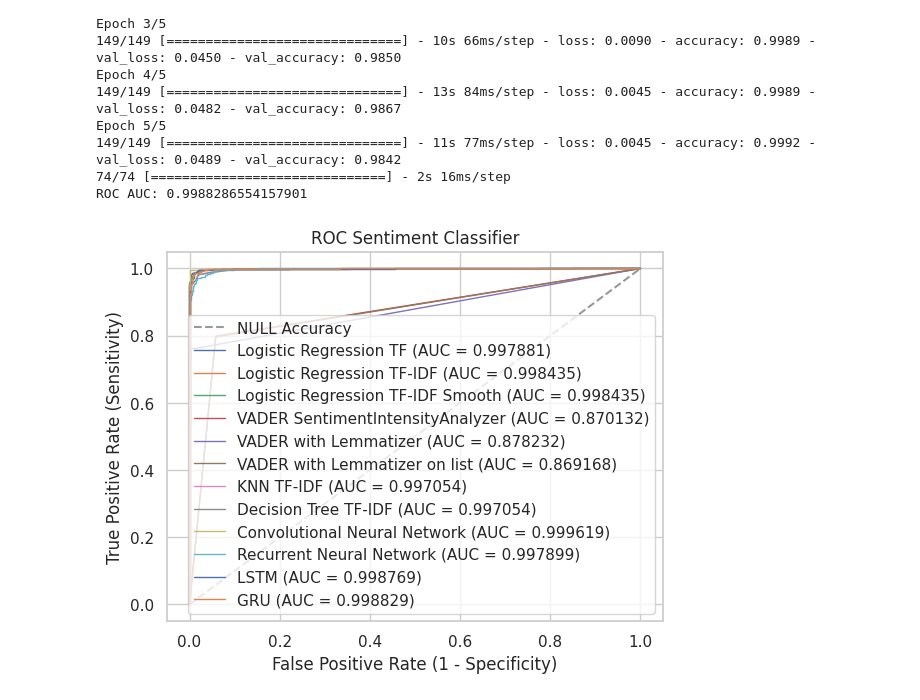
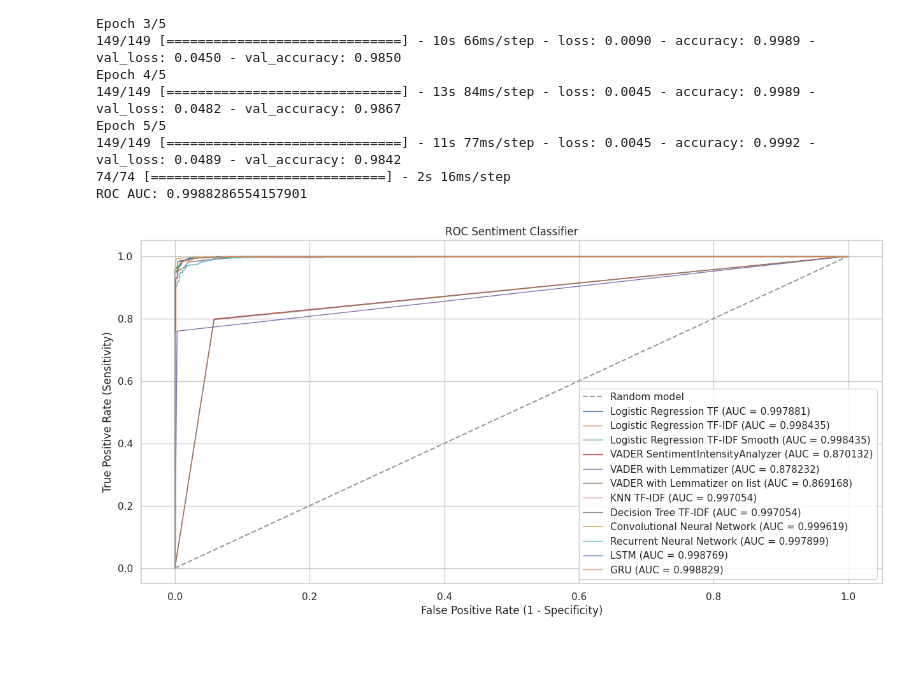
Before and after one commit to agomolka/MAThesisSentimentAnalysis, a Jupyter notebook: Social_Media_Text_Sentiment_Analysis.ipynb, the cells around one changed output. Saved outputs shown, nothing was run; the diff lists cells and outputs as text; code cells hidden in the pictures; blank space fills up the shorter version.

```diff
--- a/Social_Media_Text_Sentiment_Analysis.ipynb
+++ b/Social_Media_Text_Sentiment_Analysis.ipynb
@@ -497,7 +476,4 @@ weighted avg       0.88      0.86      0.86      7086
 # %%
-fpr_vader, tpr_vader, thresholds = metrics.roc_curve(train_data_df["sentiment"], train_data_df["sentiment_pred_vader"])
-roc_auc_vader = metrics.auc(fpr_vader, tpr_vader)
-# ROC curves of both the Classifiers
 sns.set(style='whitegrid', context='notebook')
 plt.xlim([-0.05, 1.05])
 plt.ylim([-0.05, 1.05])
@@ -532,4 +490,0 @@ True
-# %%
-train_data_df["processed_text"] = train_data_df["comment"].apply(preprocessed_text)
-#difference between original and with lemmatization
-train_data_df["sentiment_pred_lem"] = train_data_df.apply(lambda sentence: sentiment_score(sentence["processed_text"]), axis=1)
@@ -539 +491,14 @@ roc_auc_lemmatizer = metrics.auc(fpr_lemmatizer, tpr_lemmatizer)
+# %%
+def lemmatize_text(text):
+    lemmatizer = WordNetLemmatizer()
+    word_tokens = word_tokenize(text)
+    return ' '.join([lemmatizer.lemmatize(w) for w in word_tokens])
+# %%
+train_data_df['lemmatized_comment'] = train_data_df['comment'].apply(lemmatize_text)
+
+sia = SentimentIntensityAnalyzer()
+
+train_data_df['vader_lemma_score'] = train_data_df['lemmatized_comment'].apply(lambda x: sia.polarity_scores(x)['compound'])
+fpr_lemmatizer, tpr_lemmatizer, thresholds = roc_curve(train_data_df['sentiment'], train_data_df['vader_lemma_score'])
+roc_auc_lemmatizer = metrics.auc(fpr_lemmatizer, tpr_lemmatizer)
 # %%
@@ -811,25 +774,27 @@ ROC AUC: 0.9988286554157901
 # %%
 # ROC curves of both the Classifiers
 sns.set(style='whitegrid', context='notebook')
+plt.figure(figsize=(15, 7))
 plt.xlim([-0.05, 1.05])
 plt.ylim([-0.05, 1.05])
-plt.plot([0, 1], [0, 1], '--', color=(0.6, 0.6, 0.6), label='NULL Accuracy')
+
+plt.plot([0, 1], [0, 1], '--', color=(0.6, 0.6, 0.6), label='Random model')
 plt.plot(fpr_tf, tpr_tf, lw=1, label='Logistic Regression TF (AUC = %0.6f)' % roc_auc_tf)
 plt.plot(fpr_tfidf, tpr_tfidf, lw=1, label='Logistic Regression TF-IDF (AUC = %0.6f)' % roc_auc_tfidf)
 plt.plot(fpr_tfidf_smooth, tpr_tfidf_smooth, lw=1, label='Logistic Regression TF-IDF Smooth (AUC = %0.6f)' % roc_auc_tfidf_smooth)
 plt.plot(fpr_vader, tpr_vader, lw=1, label='VADER SentimentIntensityAnalyzer (AUC = %0.6f)' % roc_auc_vader)
 plt.plot(fpr_lemmatizer, tpr_lemmatizer, lw=1, label='VADER with Lemmatizer (AUC = %0.6f)' % roc_auc_lemmatizer)
 plt.plot(fpr_list_lem, tpr_list_lem, lw=1, label='VADER with Lemmatizer on list (AUC = %0.6f)' % roc_auc_list_lem)
 plt.plot(fpr_tfidf_knn, tpr_tfidf_knn, lw=1, label='KNN TF-IDF (AUC = %0.6f)' % roc_auc_tfidf_knn)
 plt.plot(fpr_tfidf_dt, tpr_tfidf_dt, lw=1, label='Decision Tree TF-IDF (AUC = %0.6f)' % roc_auc_tfidf_dt)
 plt.plot(fpr_cnn, tpr_cnn, lw=1, label='Convolutional Neural Network (AUC = %0.6f)' % roc_auc_cnn)
 plt.plot(fpr_rnn, tpr_rnn, lw=1, label='Recurrent Neural Network (AUC = %0.6f)' % roc_auc_rnn)
 plt.plot(fpr_lstm, tpr_lstm, lw=1, label='LSTM (AUC = %0.6f)' % roc_auc_lstm)
 plt.plot(fpr_gru, tpr_gru, lw=1, label='GRU (AUC = %0.6f)' % roc_auc_gru)
 plt.title('ROC Sentiment Classifier')
 plt.xlabel('False Positive Rate (1 - Specificity)')
 plt.ylabel('True Positive Rate (Sensitivity)')
 plt.legend(loc="lower right")
 plt.grid(True)
 # %% [output]
-[figure, old version]
+[figure, new version]
```
Also changed, not shown: parts of 20 cells of this notebook.
